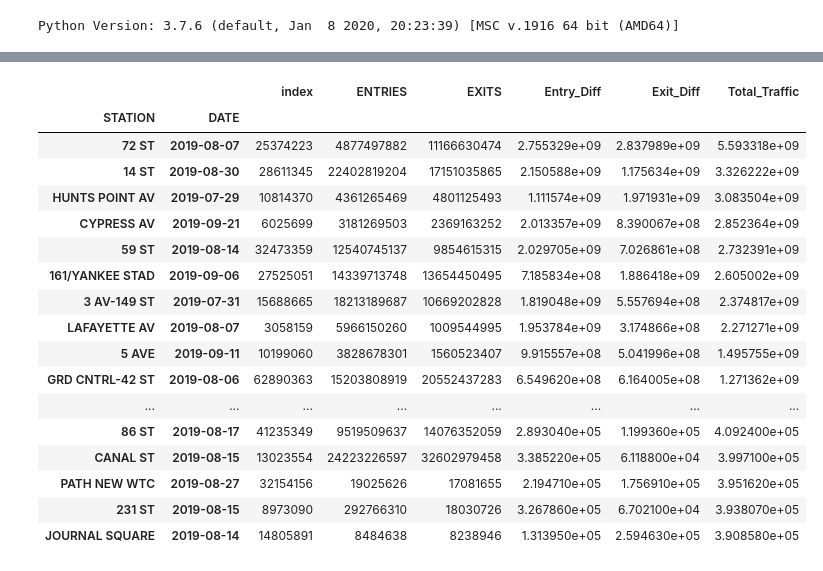
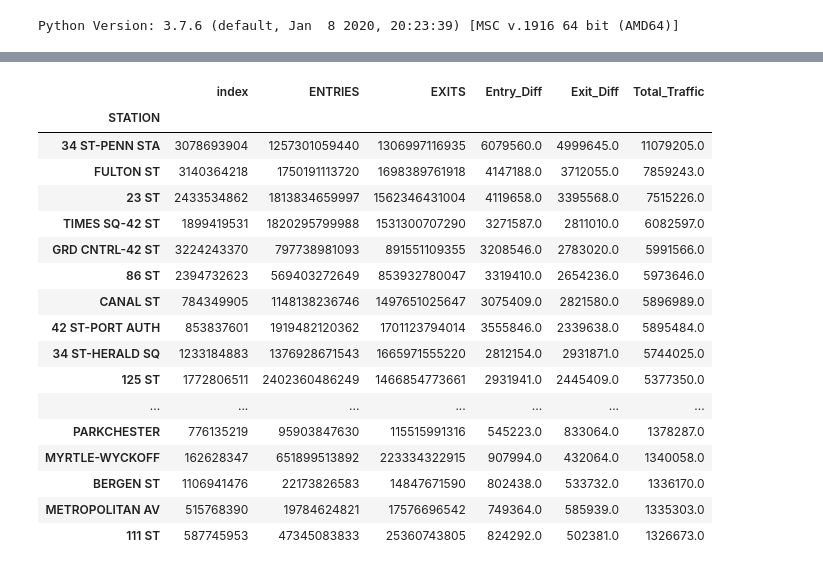
Before and after one commit to dfrantzsmart/Metis_Proj1_MTA, a Jupyter notebook: MTA_Data_Cleaning.ipynb, the cells around one changed output, grey strips where cells are left out. Cells and saved outputs as stored; diff of their text form; code cells hidden in the pictures.

Commit message:
remove na before quantiles

```diff
--- a/MTA_Data_Cleaning.ipynb
+++ b/MTA_Data_Cleaning.ipynb
@@ -68,3 +68,8 @@ df_turns['Exit_Diff']=abs(df_turns['Exit_Diff'])
 df_turns['Total_Traffic']=df_turns['Entry_Diff']+df_turns['Exit_Diff']
 # %%
 # Filter out values in calculated fields outside of upper quartile range
+turnstiles_daily.dropna(subset=["Entry_Diff","Exit_Diff",''], axis=0, inplace=True)
+
+q_9 = df_turns['Total_Traffic'].quantile(.95)
+
+df_turns_filt = df_turns[df_turns.Total_Traffic<= q_9]
@@ -89,22 +76,22 @@ df_turns['Total_Traffic']=df_turns['Entry_Diff']+df_turns['Exit_Diff']
 # %%
-df_per_station = df_turns.groupby(['STATION','DATE']).sum()
+df_per_station = df_turns_filt.groupby(['STATION']).sum()
 df_per_station.sort_values('Total_Traffic', ascending=False).head(100)
 # %% [output]
-|  |  | index | ENTRIES | EXITS | Entry_Diff | Exit_Diff | Total_Traffic |
-| STATION | DATE |  |  |  |  |  |  |
-| 72 ST | 2019-08-07 | 25374223 | 4877497882 | 11166630474 | 2.755329e+09 | 2.837989e+09 | 5.593318e+09 |
-| 14 ST | 2019-08-30 | 28611345 | 22402819204 | 17151035865 | 2.150588e+09 | 1.175634e+09 | 3.326222e+09 |
-| HUNTS POINT AV | 2019-07-29 | 10814370 | 4361265469 | 4801125493 | 1.111574e+09 | 1.971931e+09 | 3.083504e+09 |
-| CYPRESS AV | 2019-09-21 | 6025699 | 3181269503 | 2369163252 | 2.013357e+09 | 8.390067e+08 | 2.852364e+09 |
-| 59 ST | 2019-08-14 | 32473359 | 12540745137 | 9854615315 | 2.029705e+09 | 7.026861e+08 | 2.732391e+09 |
-| 161/YANKEE STAD | 2019-09-06 | 27525051 | 14339713748 | 13654450495 | 7.185834e+08 | 1.886418e+09 | 2.605002e+09 |
-| 3 AV-149 ST | 2019-07-31 | 15688665 | 18213189687 | 10669202828 | 1.819048e+09 | 5.557694e+08 | 2.374817e+09 |
-| LAFAYETTE AV | 2019-08-07 | 3058159 | 5966150260 | 1009544995 | 1.953784e+09 | 3.174866e+08 | 2.271271e+09 |
-| 5 AVE | 2019-09-11 | 10199060 | 3828678301 | 1560523407 | 9.915557e+08 | 5.041996e+08 | 1.495755e+09 |
-| GRD CNTRL-42 ST | 2019-08-06 | 62890363 | 15203808919 | 20552437283 | 6.549620e+08 | 6.164005e+08 | 1.271362e+09 |
-| ... | ... | ... | ... | ... | ... | ... | ... |
-| 86 ST | 2019-08-17 | 41235349 | 9519509637 | 14076352059 | 2.893040e+05 | 1.199360e+05 | 4.092400e+05 |
-| CANAL ST | 2019-08-15 | 13023554 | 24223226597 | 32602979458 | 3.385220e+05 | 6.118800e+04 | 3.997100e+05 |
-| PATH NEW WTC | 2019-08-27 | 32154156 | 19025626 | 17081655 | 2.194710e+05 | 1.756910e+05 | 3.951620e+05 |
-| 231 ST | 2019-08-15 | 8973090 | 292766310 | 18030726 | 3.267860e+05 | 6.702100e+04 | 3.938070e+05 |
-| JOURNAL SQUARE | 2019-08-14 | 14805891 | 8484638 | 8238946 | 1.313950e+05 | 2.594630e+05 | 3.908580e+05 |
+|  | index | ENTRIES | EXITS | Entry_Diff | Exit_Diff | Total_Traffic |
+| STATION |  |  |  |  |  |  |
+| 34 ST-PENN STA | 3078693904 | 1257301059440 | 1306997116935 | 6079560.0 | 4999645.0 | 11079205.0 |
+| FULTON ST | 3140364218 | 1750191113720 | 1698389761918 | 4147188.0 | 3712055.0 | 7859243.0 |
+| 23 ST | 2433534862 | 1813834659997 | 1562346431004 | 4119658.0 | 3395568.0 | 7515226.0 |
+| TIMES SQ-42 ST | 1899419531 | 1820295799988 | 1531300707290 | 3271587.0 | 2811010.0 | 6082597.0 |
+| GRD CNTRL-42 ST | 3224243370 | 797738981093 | 891551109355 | 3208546.0 | 2783020.0 | 5991566.0 |
+| 86 ST | 2394732623 | 569403272649 | 853932780047 | 3319410.0 | 2654236.0 | 5973646.0 |
+| CANAL ST | 784349905 | 1148138236746 | 1497651025647 | 3075409.0 | 2821580.0 | 5896989.0 |
+| 42 ST-PORT AUTH | 853837601 | 1919482120362 | 1701123794014 | 3555846.0 | 2339638.0 | 5895484.0 |
+| 34 ST-HERALD SQ | 1233184883 | 1376928671543 | 1665971555220 | 2812154.0 | 2931871.0 | 5744025.0 |
+| 125 ST | 1772806511 | 2402360486249 | 1466854773661 | 2931941.0 | 2445409.0 | 5377350.0 |
+| ... | ... | ... | ... | ... | ... | ... |
+| PARKCHESTER | 776135219 | 95903847630 | 115515991316 | 545223.0 | 833064.0 | 1378287.0 |
+| MYRTLE-WYCKOFF | 162628347 | 651899513892 | 223334322915 | 907994.0 | 432064.0 | 1340058.0 |
+| BERGEN ST | 1106941476 | 22173826583 | 14847671590 | 802438.0 | 533732.0 | 1336170.0 |
+| METROPOLITAN AV | 515768390 | 19784624821 | 17576696542 | 749364.0 | 585939.0 | 1335303.0 |
+| 111 ST | 587745953 | 47345083833 | 25360743805 | 824292.0 | 502381.0 | 1326673.0 |
```
Also changed, not shown: parts of 1 cell of this notebook.
